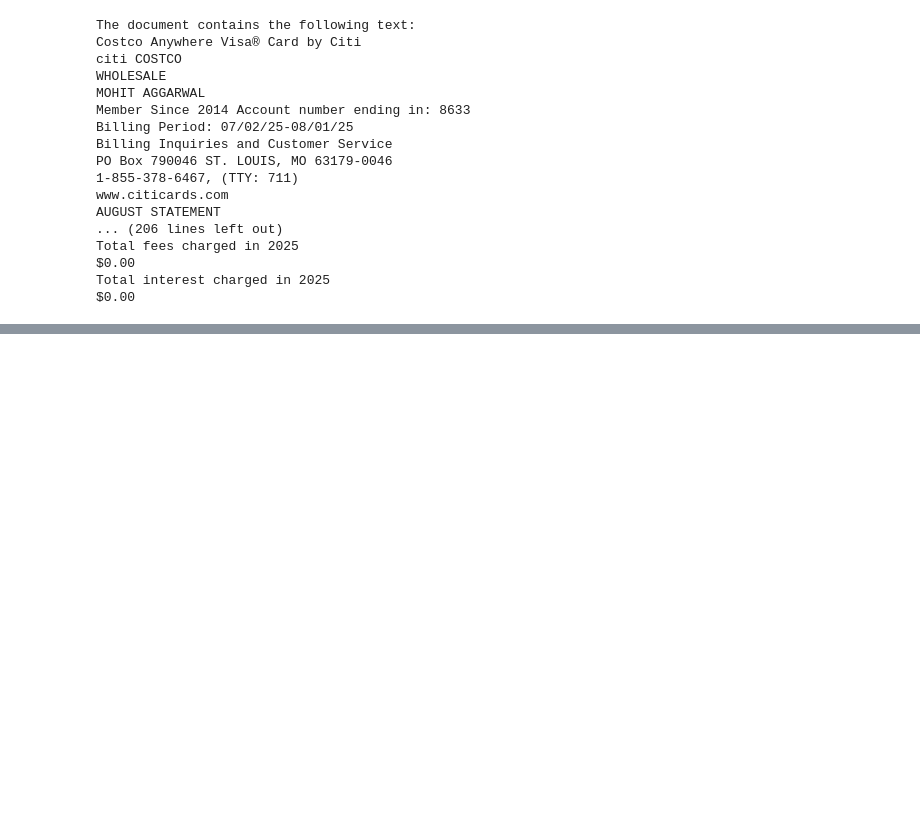
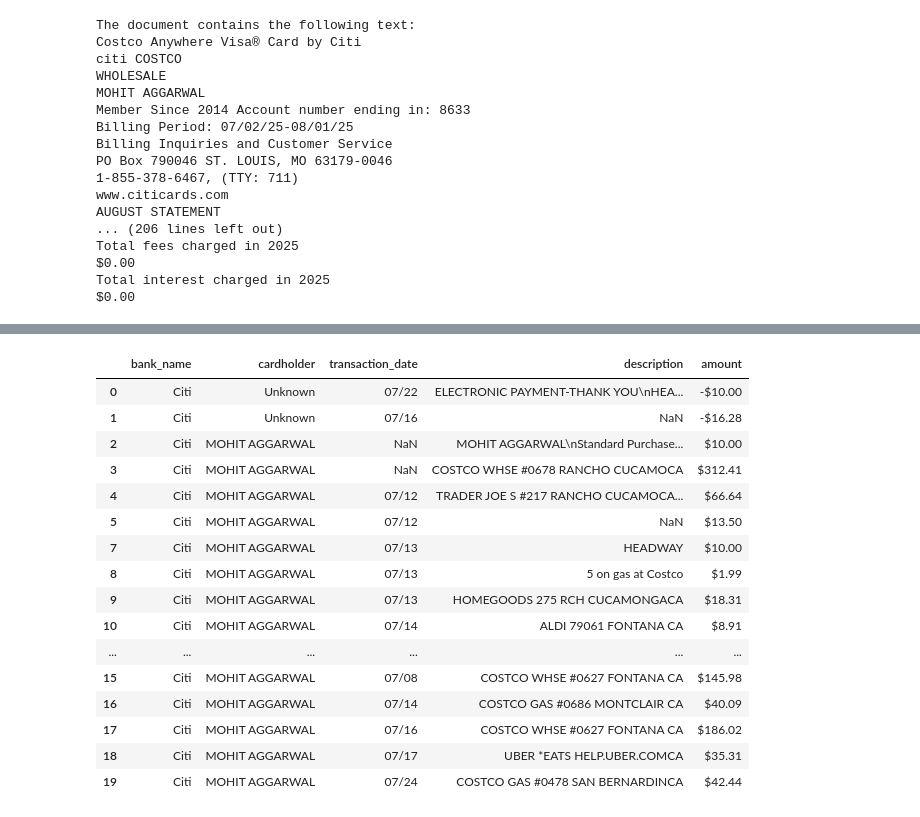
Before and after one commit to mohitagr18/personal_finance_tracker, a Jupyter notebook: test.ipynb, the cells around one changed output, grey strips where cells are left out. Cells and saved outputs as stored; diff of their text form; code cells hidden in the pictures; blank space fills up the shorter version.

```diff
--- a/test.ipynb
+++ b/test.ipynb
@@ -455,0 +361,22 @@ Columns: ['item_id', 'raw_text', 'table_item/transaction_withdrawal_date', 'tabl
+# %%
+cleaned_df3 = preprocess_transactions(df4)
+# %%
+cleaned_df3
+# %% [output]
+|  | bank_name | cardholder | transaction_date | description | amount |
+| 0 | Citi | Unknown | 07/22 | ELECTRONIC PAYMENT-THANK YOU\nHEA... | -$10.00 |
+| 1 | Citi | Unknown | 07/16 | NaN | -$16.28 |
+| 2 | Citi | MOHIT AGGARWAL | NaN | MOHIT AGGARWAL\nStandard Purchase... | $10.00 |
+| 3 | Citi | MOHIT AGGARWAL | NaN | COSTCO WHSE #0678 RANCHO CUCAMOCA | $312.41 |
+| 4 | Citi | MOHIT AGGARWAL | 07/12 | TRADER JOE S #217 RANCHO CUCAMOCA... | $66.64 |
+| 5 | Citi | MOHIT AGGARWAL | 07/12 | NaN | $13.50 |
+| 7 | Citi | MOHIT AGGARWAL | 07/13 | HEADWAY | $10.00 |
+| 8 | Citi | MOHIT AGGARWAL | 07/13 | 5 on gas at Costco | $1.99 |
+| 9 | Citi | MOHIT AGGARWAL | 07/13 | HOMEGOODS 275 RCH CUCAMONGACA | $18.31 |
+| 10 | Citi | MOHIT AGGARWAL | 07/14 | ALDI 79061 FONTANA CA | $8.91 |
+| ... | ... | ... | ... | ... | ... |
+| 15 | Citi | MOHIT AGGARWAL | 07/08 | COSTCO WHSE #0627 FONTANA CA | $145.98 |
+| 16 | Citi | MOHIT AGGARWAL | 07/14 | COSTCO GAS #0686 MONTCLAIR CA | $40.09 |
+| 17 | Citi | MOHIT AGGARWAL | 07/16 | COSTCO WHSE #0627 FONTANA CA | $186.02 |
+| 18 | Citi | MOHIT AGGARWAL | 07/17 | UBER *EATS HELP.UBER.COMCA | $35.31 |
+| 19 | Citi | MOHIT AGGARWAL | 07/24 | COSTCO GAS #0478 SAN BERNARDINCA | $42.44 |
```
Also changed, not shown: parts of 10 cells of this notebook, 4 other files.
